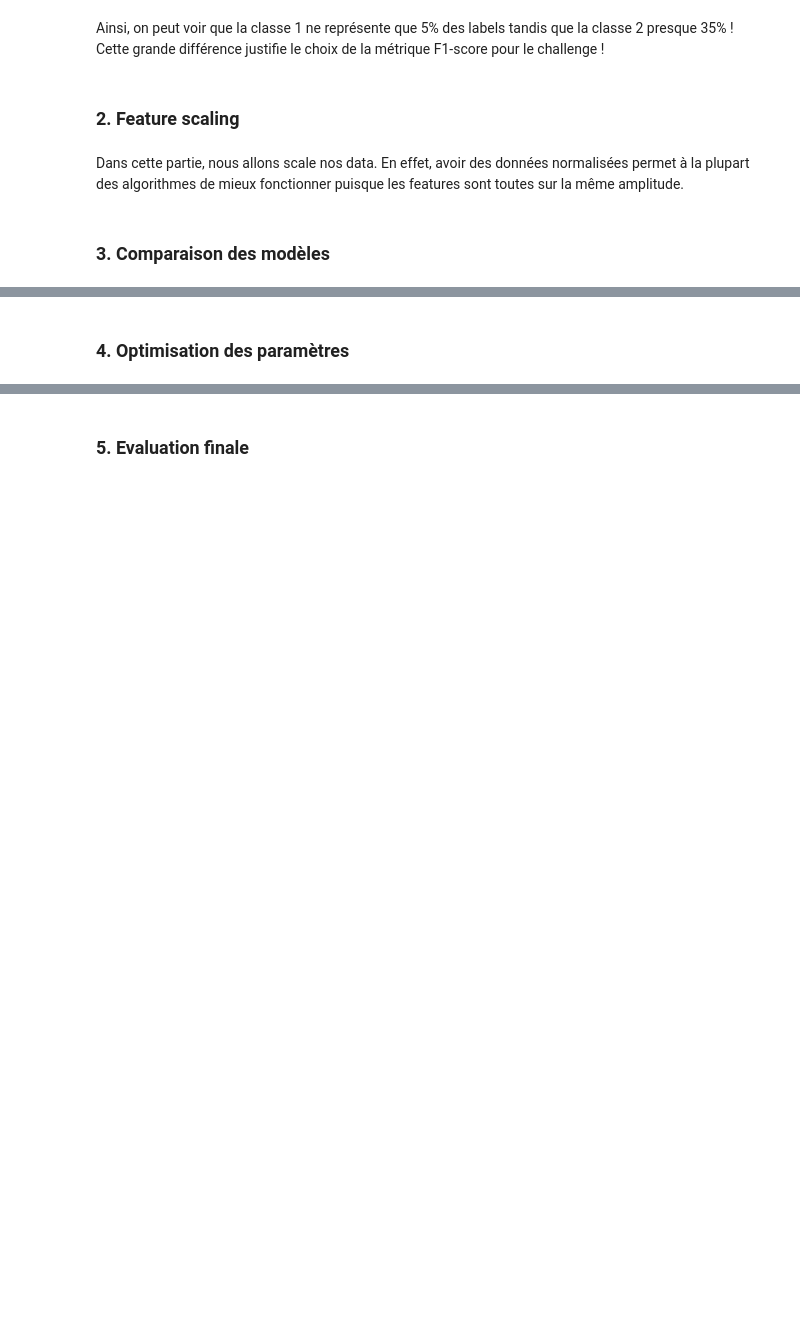
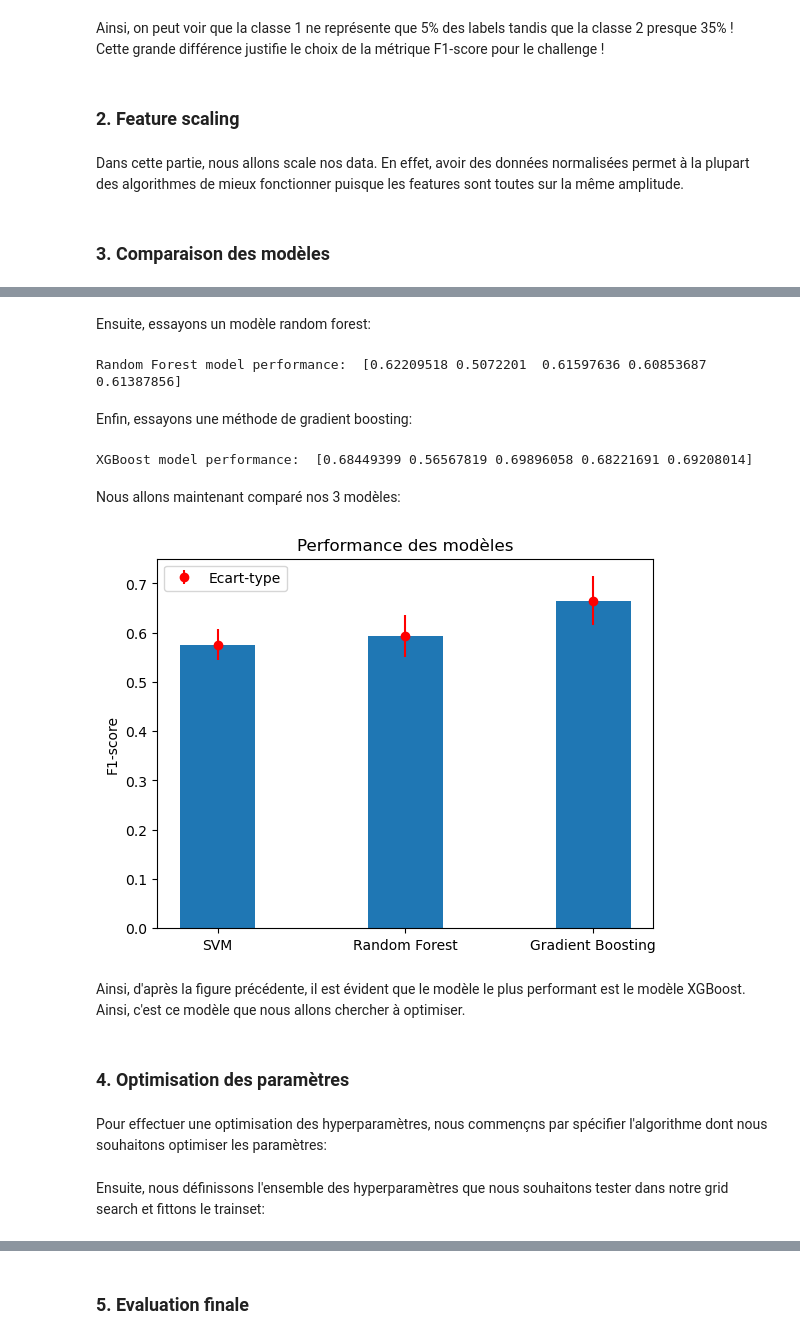
Before and after one commit to MehdiEK/DreemSleepStaging, a Jupyter notebook: notebooks/main.ipynb, the cells around one changed output, grey strips where cells are left out. Cells and saved outputs as stored; diff of their text form; code cells hidden in the pictures; blank space fills up the shorter version.

```diff
--- a/notebooks/main.ipynb
+++ b/notebooks/main.ipynb
@@ -152,7 +154,7 @@ Dans cette partie, les données sont prêtes à être données comme input des m
 # SVM
 svm_model = SVC(
     kernel='rbf',
-    C=1,
+    C=10,
     decision_function_shape='ovr',  # 'ovr' stands for One-vs-Rest
     random_state=42
 )
@@ -171,2 +185,58 @@ Ensuite, nous allons tester pour chaque modèle les performances de celui-ci pou
+# %% [markdown]
+Ensuite, essayons un modèle random forest:
+# %%
+rf_scores = cross_val_score(
+    rf_model,
+    X_train_scaled,
+    y_train,
+    cv=5,
+    scoring='f1_macro'  # metric to measure
+)
+
+print("Random Forest model performance: ", rf_scores)
+# %% [output]
+Random Forest model performance:  [0.62209518 0.5072201  0.61597636 0.60853687 0.61387856]
+# %% [markdown]
+Enfin, essayons une méthode de gradient boosting:
+# %%
+xgboost_scores = cross_val_score(
+    xgboost_model,
+    X_train_scaled,
+    y_train,
+    cv=5,
+    scoring='f1_macro'  # metric to measure
+)
+
+print("XGBoost model performance: ", xgboost_scores)
+# %% [output]
+XGBoost model performance:  [0.68449399 0.56567819 0.69896058 0.68221691 0.69208014]
+# %% [markdown]
+Nous allons maintenant comparé nos 3 modèles:
+# %%
+models_perf = {
+    "SVM": (np.mean(svm_scores), np.std(svm_scores)),
+    "Random Forest": (np.mean(rf_scores), np.std(rf_scores)),
+    "Gradient Boosting": (np.mean(xgboost_scores), np.std(xgboost_scores))
+}
+
+
+# x, y values and error bars (std)
+x = ["SVM", "Random Forest", "Gradient Boosting"]
+y = [np.mean(svm_scores), np.mean(rf_scores), np.mean(xgboost_scores)]
+error_bar = [np.std(svm_scores), np.std(rf_scores), np.std(xgboost_scores)]
+
+# plot
+plt.bar(x, y, width=0.4)
+plt.errorbar(x, y, yerr=error_bar, fmt="o", color="r", label="Ecart-type")
+plt.title("Performance des modèles")
+plt.ylabel("F1-score")
+plt.legend(loc="upper left")
+plt.show()
+# %% [output]
+[figure, added]
+# %% [markdown]
+Ainsi, d'après la figure précédente, il est évident que le modèle le plus performant est le modèle XGBoost. Ainsi, c'est ce modèle que nous allons chercher à optimiser.
 # %% [markdown]
 ### 4. Optimisation des paramètres
+# %% [markdown]
+Pour effectuer une optimisation des hyperparamètres, nous commençns par spécifier l'algorithme dont nous souhaitons optimiser les paramètres:
@@ -172,0 +246,2 @@ Ensuite, nous allons tester pour chaque modèle les performances de celui-ci pou
+# %% [markdown]
+Ensuite, nous définissons l'ensemble des hyperparamètres que nous souhaitons tester dans notre grid search et fittons le trainset:
```
Also changed, not shown: parts of 18 cells of this notebook.
